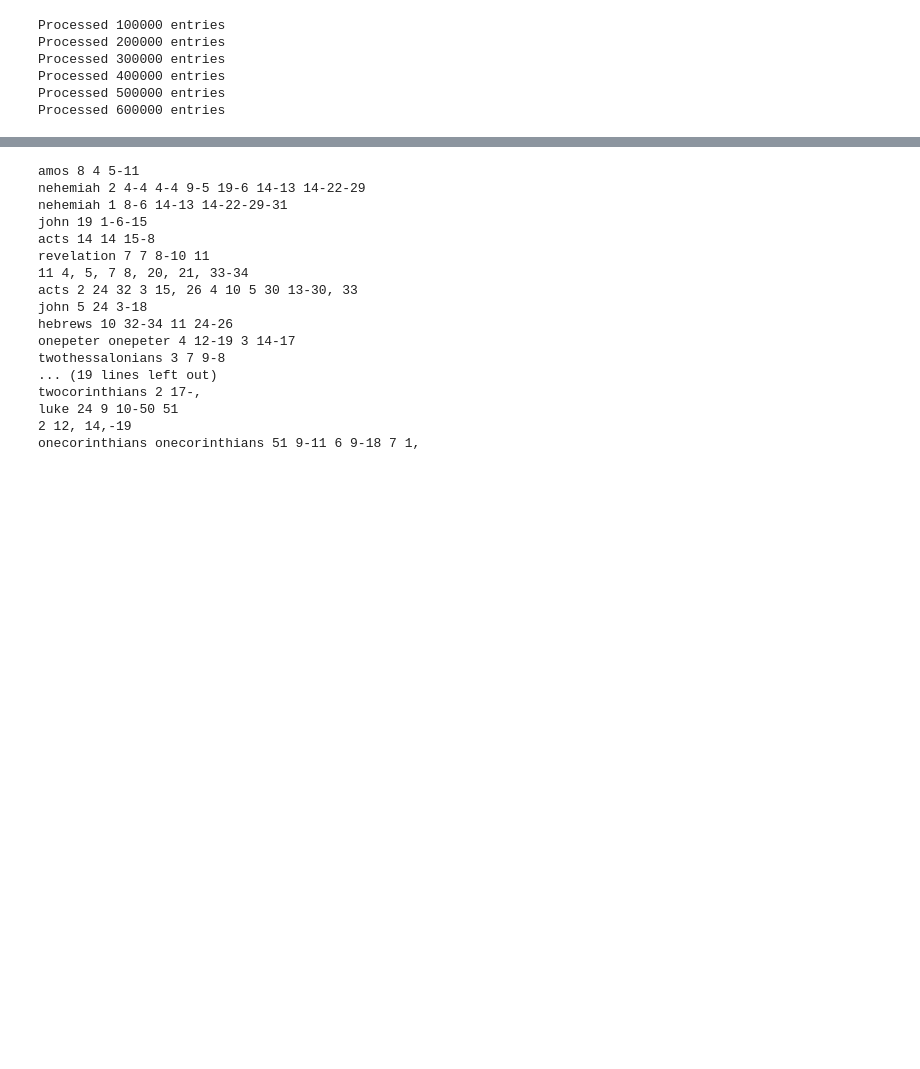
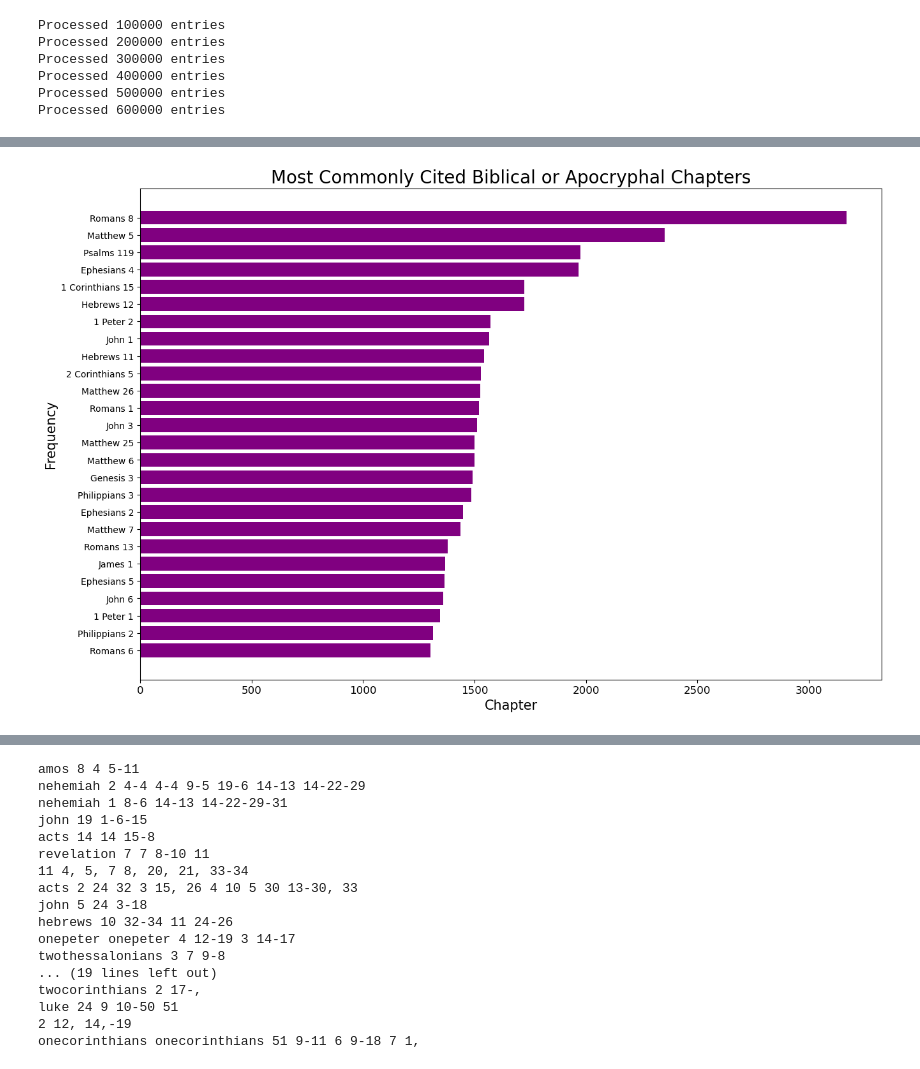
Before and after one commit to amycweng/Early-Modern-Sermons, a Jupyter notebook: notebooks/citations.ipynb, the cells around one changed output, grey strips where cells are left out. Drawn from its saved outputs; the diff is of its cells as text; code cells hidden in the pictures; blank space fills up the shorter version.

```diff
--- a/notebooks/citations.ipynb
+++ b/notebooks/citations.ipynb
@@ -23,7 +27,7 @@ with open('../assets/sermons_marginalia.csv', 'r') as file:
         c,o = [],[]
         if len(match) > 0:
             for item in match:
-                item = item.strip(" ")
+                item = re.sub(r"([^0-9a-z*])$","",item)
                 item = item.split(" ")
                 book = item[0]
                 if len(item) == 2 and item[1] == "&":
@@ -34,6 +38,10 @@ with open('../assets/sermons_marginalia.csv', 'r') as file:
                 if book not in abbrev and book not in numBook.values():
                     o.append(item)
                 else:
+                    if re.search('samuel|kings|chronicles|corinthians|thessalonians|timothy|peter',book):
+                        if book not in numBook.values():
+                            continue
+                            # false positive cases of numbered book citations, e.g., "3. The •"
                     decomposed = findCitations(item)
                     c.extend(decomposed[0])
                     o.extend(decomposed[1])
@@ -94,0 +205,18 @@ for dict in outputs:
+# %%
+from collections import defaultdict
+
+abbrev_hits = defaultdict(list)
+with open('../assets/sermons_marginalia.csv', 'r') as file:
+    notes = csv.reader(file, delimiter=',')
+
+    for i, entry in enumerate(notes):
+        n = entry[-1]
+        orig_note = clean_text(n)
+        note = findAbbrev(orig_note)
+        orig_note = orig_note.split(" ")
+        for idx in range(len(note)-1):
+            if note[idx] in abbrev:
+                if re.match(r"^[^a-z]+$", note[idx+1]) and len(note[idx+1]) > 0:
+                    abbrev_hits[note[idx]].append(clean_word(orig_note[idx]))
+        if (i+1) % 100000 == 0:
+            print(f"Processed {i+1} entries")
@@ -94,0 +230,7 @@ for dict in outputs:
+# %%
+abbrev_counts = {}
+import json
+for book, ab in abbrev_hits.items():
+    abbrev_counts[book] = {k:v for k,v in Counter(ab).items()}
+with open(f"../outputs/abbreviations.json",'w+') as file:
+    json.dump(abbrev_counts, file)
@@ -94,0 +287,9 @@ for dict in outputs:
+# %%
+x,y = [],[]
+all_chapters = sorted(all_chapters.items(), key=lambda x:x[1],reverse=True)
+for word,freq in reversed(all_chapters[:26]):
+    x.append(word)
+    y.append(freq)
+bar('horizontal',(x,y),'Most Commonly Cited Biblical or Apocryphal Chapters','purple',('Chapter','Frequency'))
+# %% [output]
+[figure, added]
```
Also changed, not shown: parts of 24 cells of this notebook, 7 other files.
